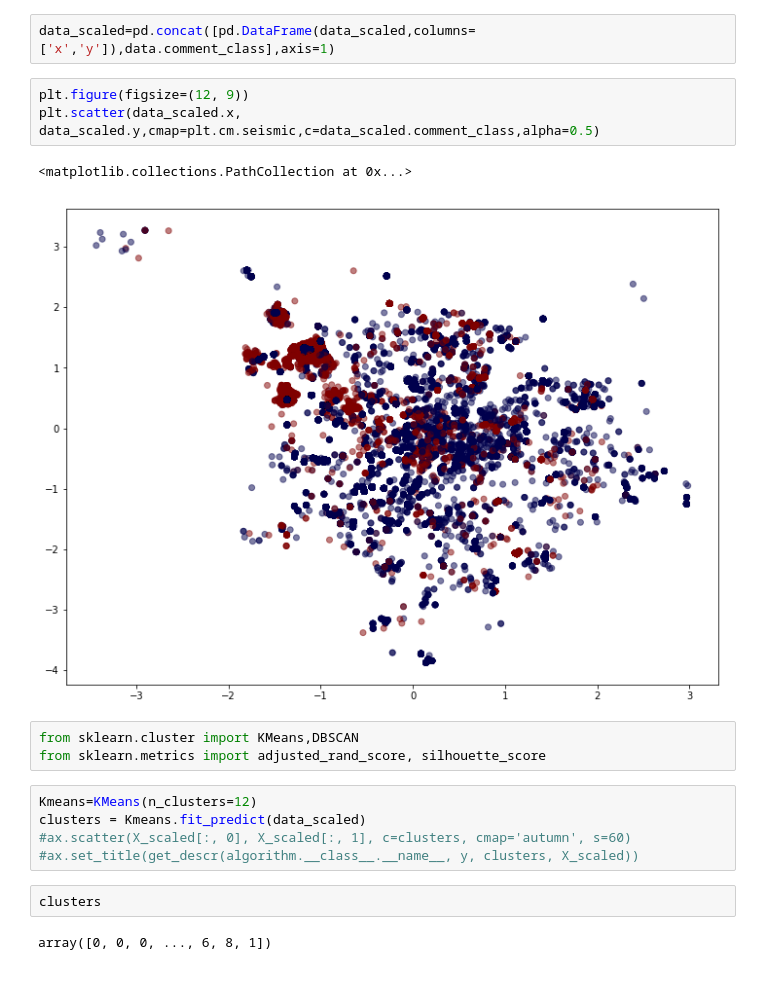
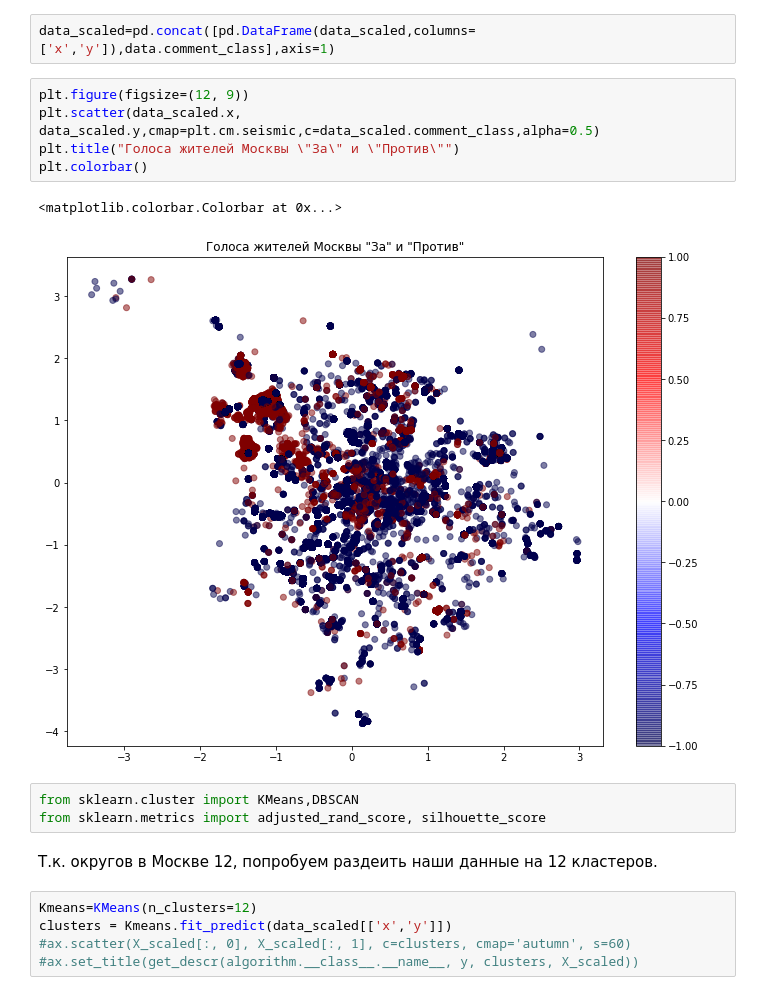
Before and after one commit to AlexeevVl/ML, a Jupyter notebook: HW2.ipynb, the cells around one changed output. Drawn from its saved outputs; the diff is of its cells as text.

```diff
--- a/HW2.ipynb
+++ b/HW2.ipynb
@@ -67,21 +88,21 @@ data_scaled=pd.concat([pd.DataFrame(data_scaled,columns=['x','y']),data.comment_
 # %%
 plt.figure(figsize=(12, 9))
 plt.scatter(data_scaled.x, data_scaled.y,cmap=plt.cm.seismic,c=data_scaled.comment_class,alpha=0.5)
+plt.title("Голоса жителей Москвы \"За\" и \"Против\"")
+plt.colorbar()
 # %% [output]
-<matplotlib.collections.PathCollection at 0x...>
+<matplotlib.colorbar.Colorbar at 0x...>
-[figure, old version]
+[figure, new version]
 # %%
 from sklearn.cluster import KMeans,DBSCAN
 from sklearn.metrics import adjusted_rand_score, silhouette_score
+# %% [markdown]
+Т.к. округов в Москве 12, попробуем раздеить наши данные на 12 кластеров.
 # %%
 Kmeans=KMeans(n_clusters=12)
-clusters = Kmeans.fit_predict(data_scaled)
+clusters = Kmeans.fit_predict(data_scaled[['x','y']])
 #ax.scatter(X_scaled[:, 0], X_scaled[:, 1], c=clusters, cmap='autumn', s=60)
 #ax.set_title(get_descr(algorithm.__class__.__name__, y, clusters, X_scaled))
-# %%
-clusters
-# %% [output]
-array([0, 0, 0, ..., 6, 8, 1])
 # %%
 fig, axes = plt.subplots(1, 1, figsize=(12, 9))
 axes.scatter(data_scaled.x, data_scaled.y,cmap=plt.cm.jet,c=clusters,alpha=0.5)
```
Also changed, not shown: parts of 29 cells of this notebook.
